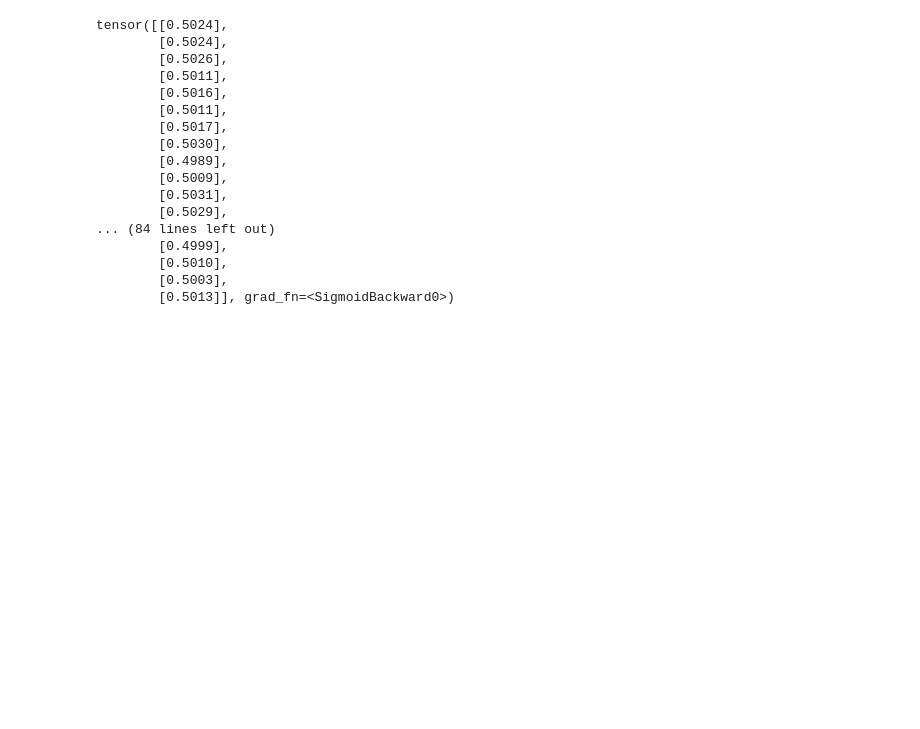
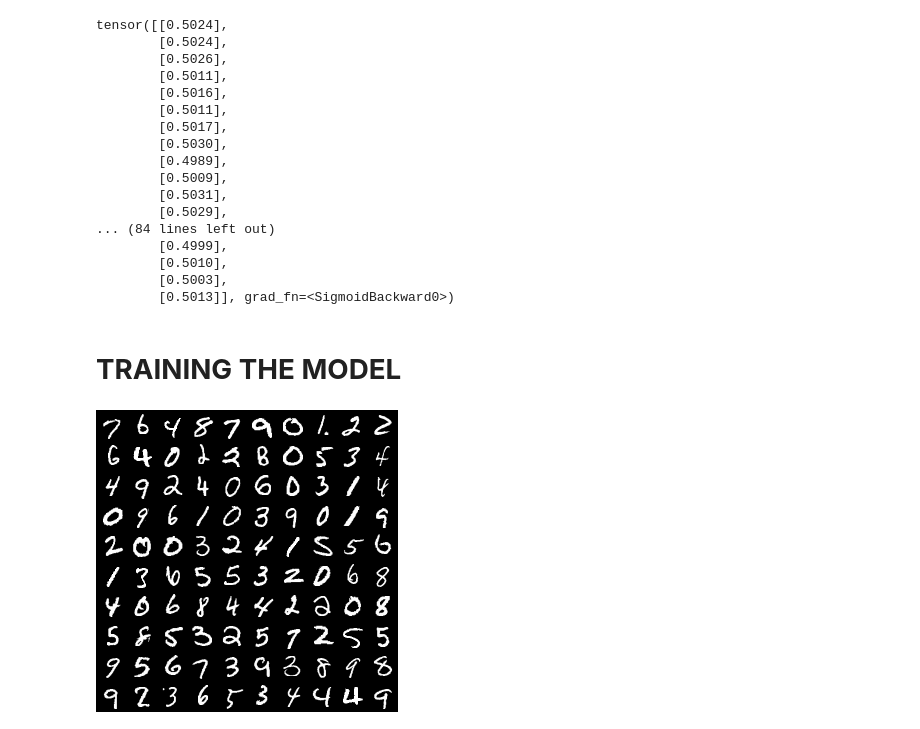
Before and after one commit to PalakAggarwal13/PyTorch-DeepLearning, a Jupyter notebook: PyTorch_DeepLearning.ipynb, the cells around one changed output. Cells and saved outputs as stored; diff of their text form; code cells hidden in the pictures; blank space fills up the shorter version.

Commit message:
Training and validation

```diff
--- a/PyTorch_DeepLearning.ipynb
+++ b/PyTorch_DeepLearning.ipynb
@@ -1628,3 +1628,23 @@ def train_generator():
   g_loss.backward()
   g_optimizer.step()
   return g_loss , fake_images
+# %% [markdown]
+# **TRAINING THE MODEL**
+# %%
+import os
+
+sample_dir = 'samples'
+if not os.path.exists(sample_dir):
+  os.makedirs(sample_dir)
+# %%
+from IPython.display import Image
+from torchvision.utils import save_image
+
+for images , _ in data_loader:
+  images = images.reshape(images.size(0) , 1 , 28 , 28)
+  save_image(denorm(images) , os.path.join(sample_dir , 'real_images.png') , nrow=10)
+  break
+
+Image(os.path.join(sample_dir,'real_images.png'))
+# %% [output]
+[figure, added]
```
Also changed, not shown: parts of 8 cells of this notebook.
